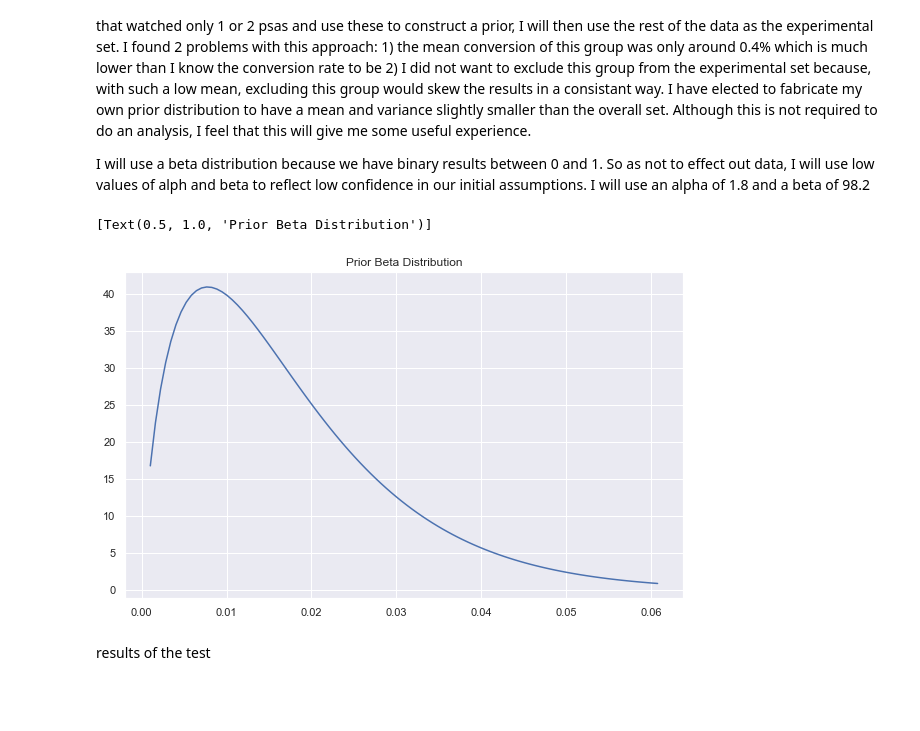
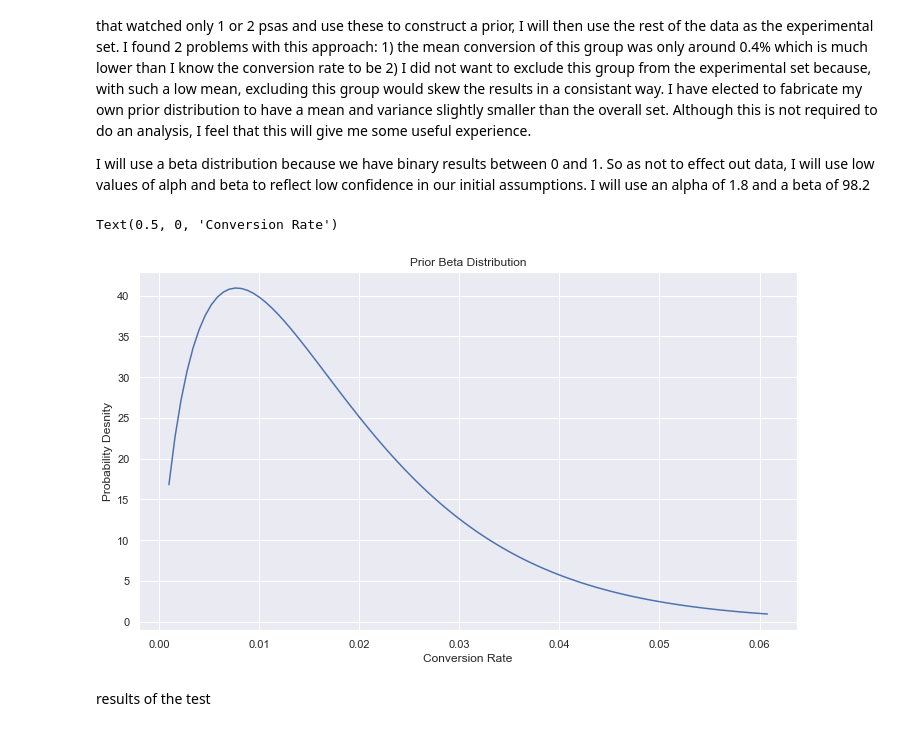
Before and after one commit to jchobanian/marketing-A-B-testing, a Jupyter notebook: marketing_AB_polish.ipynb, the cells around one changed output. Drawn from its saved outputs; the diff is of its cells as text; code cells hidden in the pictures; blank space fills up the shorter version.

```diff
--- a/marketing_AB_polish.ipynb
+++ b/marketing_AB_polish.ipynb
@@ -284,17 +284,19 @@ I will use a beta distribution because we have binary results between 0 and 1. S
 # %%
 # create and graph a beta distribution to represent our prior assumptions based on the baseline found earlier
 sns.set(rc={'figure.figsize':(10,6)})
 
 prior_alpha = 1.76
 prior_beta = 98.24
 fig, ax = plt.subplots(1, 1)
 x = np.linspace(stats.beta.ppf(0.01, prior_alpha, prior_beta),
                 stats.beta.ppf(0.99, prior_alpha, prior_beta), 100)
 ax.plot(x, stats.beta.pdf(x, prior_alpha, prior_beta))
 ax.set(title = 'Prior Beta Distribution')
+ax.set_ylabel('Probability Desnity')
+ax.set_xlabel('Conversion Rate')
 # %% [output]
-[Text(0.5, 1.0, 'Prior Beta Distribution')]
+Text(0.5, 0, 'Conversion Rate')
-[figure, old version]
+[figure, new version]
 # %% [markdown]
 results of the test
 # %%
```
Also changed, not shown: parts of 15 cells of this notebook.
